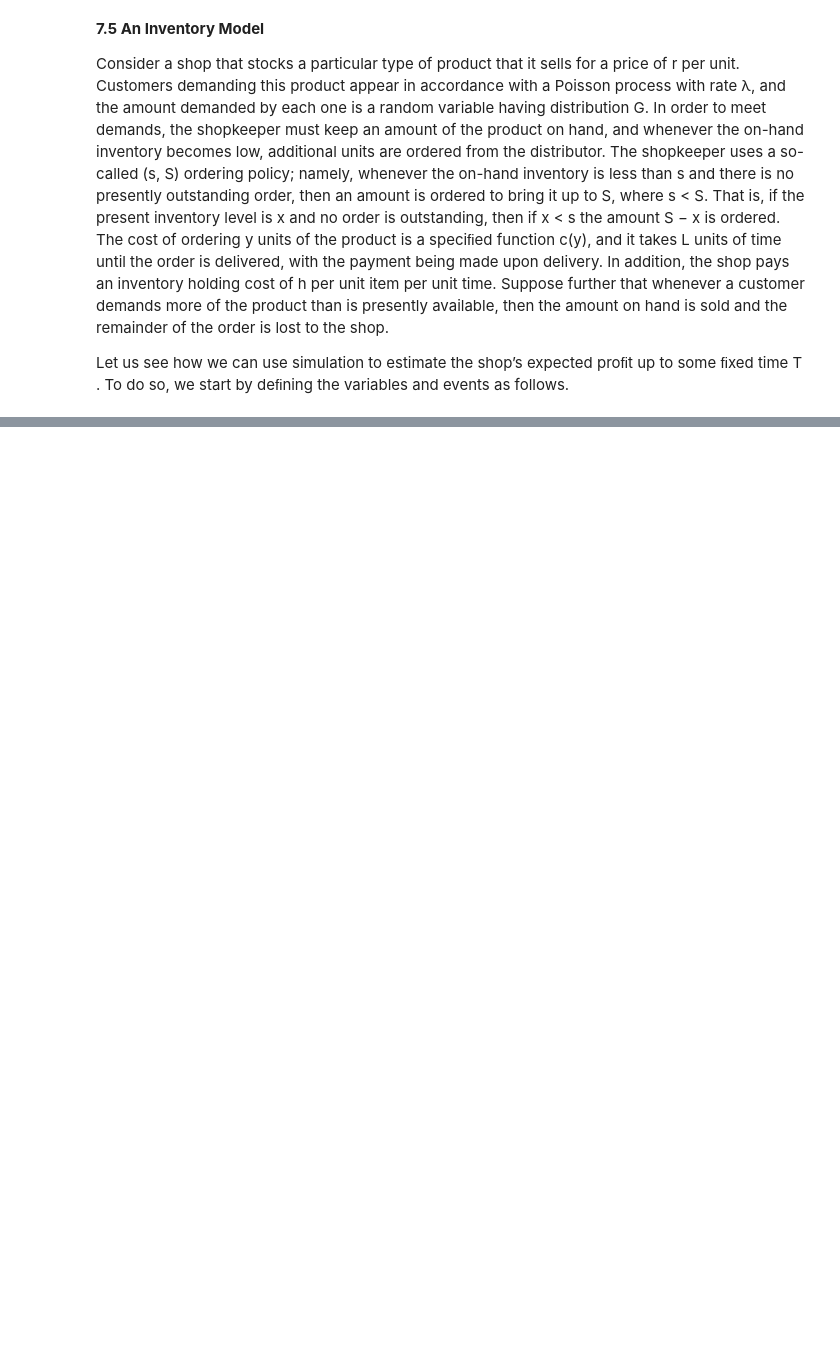
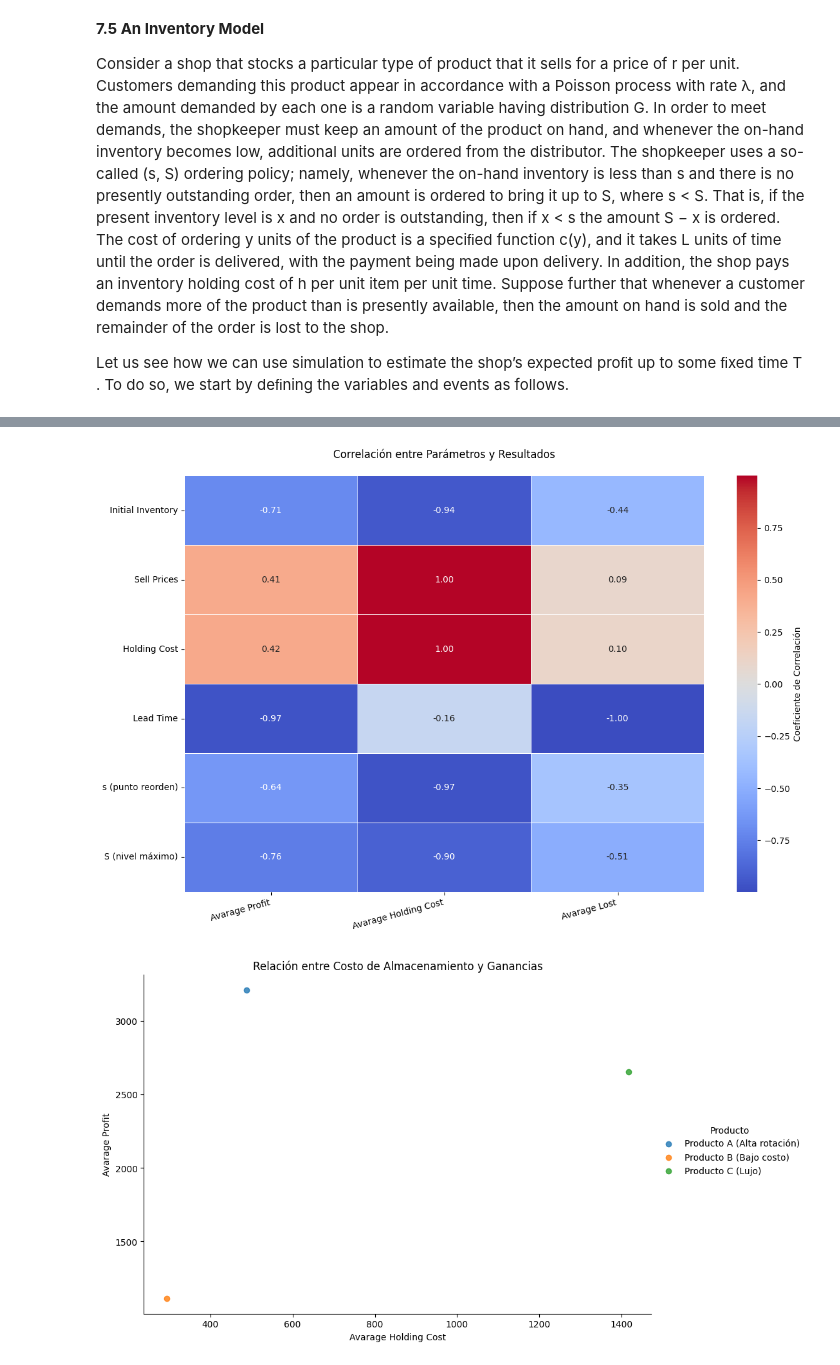
Before and after one commit to gaboCiber/Inventory_Stock, a Jupyter notebook: inventory.ipynb, the cells around one changed output, grey strips where cells are left out. Drawn from its saved outputs; the diff is of its cells as text; code cells hidden in the pictures; blank space fills up the shorter version.

```diff
--- a/inventory.ipynb
+++ b/inventory.ipynb
@@ -326,0 +439,80 @@ for i in results:
+# %%
+import pandas as pd
+import seaborn as sns
+
+def plot_correlation_heatmap(results, products_config):
+    # Preparar los datos en un DataFrame
+    data = []
+
+    for i, product in enumerate(products_config):
+        # Obtener métricas promedio para este producto
+        avg_profit = np.mean([r[i]['net profit'] for r in results['products']])
+        avg_holding = np.mean([r[i]['holding cost'] for r in results['products']])
+        avg_lost = np.mean([r[i]['lost amount'] for r in results['products']])
+
+        # Crear fila de datos
+        row = {
+            'Producto': product['name'],
+            'Initial Inventory': product['initial_inventory'],
+            'Sell Prices': product['sell_prices'],
+            'Holding Cost': product['holding_cost'],
+            'Lead Time': product['lead_time'],
+            's (punto reorden)': product['s'],
+            'S (nivel máximo)': product['S'],
+            'Avarage Demand': product['demand_function'](),  # Una muestra de la demanda
+            'Avarage Profit': avg_profit,
+            'Avarage Holding Cost': avg_holding,
+            'Avarage Lost': avg_lost
+        }
+        data.append(row)
+
+    df = pd.DataFrame(data)
+
+    # Calcular matriz de correlación
+    numeric_cols = [
+        'Initial Inventory', 'Sell Prices', 'Holding Cost',
+        'Lead Time', 's (punto reorden)', 'S (nivel máximo)',
+        'Avarage Profit', 'Avarage Holding Cost', 'Avarage Lost'
+    ]
+    corr_matrix = df[numeric_cols].corr()
+
+    # Filtrar solo las correlaciones con las métricas de resultado
+    target_metrics = ['Avarage Profit', 'Avarage Holding Cost', 'Avarage Lost']
+    corr_matrix = corr_matrix.loc[numeric_cols[:-3], target_metrics]
+
+    # Crear heatmap
+    plt.figure(figsize=(12, 8))
+    sns.heatmap(
+        corr_matrix,
+        annot=True,
+        cmap='coolwarm',
+        center=0,
+        fmt=".2f",
+        linewidths=0.5,
+        annot_kws={"size": 10},
+        cbar_kws={'label': 'Coeficiente de Correlación'}
+    )
+    plt.title('Correlación entre Parámetros y Resultados', pad=20)
+    plt.xticks(rotation=15, ha='right')
+    plt.yticks(rotation=0)
+    plt.tight_layout()
+    plt.show()
+
+    sns.lmplot(
+        data=df,
+        x='Avarage Holding Cost',
+        y='Avarage Profit',
+        hue='Producto',
+        height=6,
+        aspect=1.5
+        )
+    plt.title('Relación entre Costo de Almacenamiento y Ganancias')
+    plt.show()
+
+    return df
+
+# Ejecutar la función con los resultados
+df_results = plot_correlation_heatmap(results, products_config)
+# %% [output]
+[figure, added]
+[figure, added]
```
Also changed, not shown: parts of 16 cells of this notebook.
